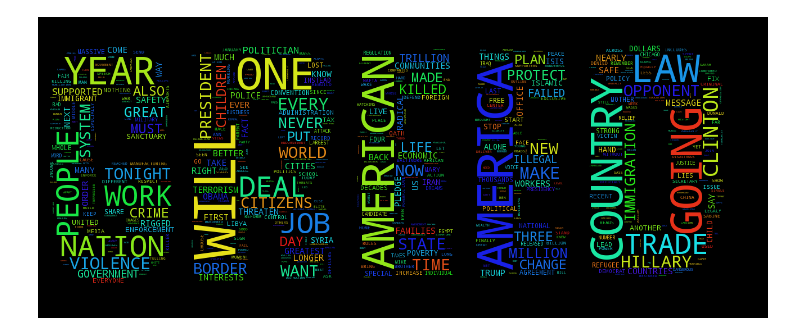
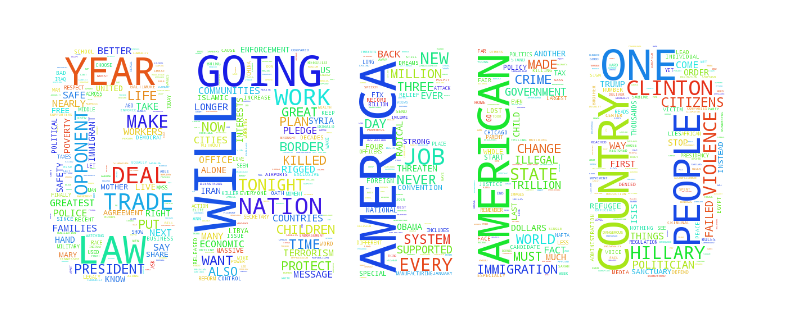
Before and after one commit to bahtizakirov/curiosity_driven_data_mining, a Jupyter notebook: trump_word_clouds/Trump Word Clouds.ipynb, the cells around one changed output. Cells and saved outputs as stored; diff of their text form; code cells hidden in the pictures.

```diff
--- a/trump_word_clouds/Trump Word Clouds.ipynb
+++ b/trump_word_clouds/Trump Word Clouds.ipynb
@@ -67,4 +75,5 @@ create_word_cloud(nra_speech_text, gun_mask, "white").to_image()
-# %%
-create_word_cloud(nomination_speech_text, greed_mask, "black").to_image()
-# %% [output]
-[figure, removed]
+# %%
+word_cloud = show_and_save_cloud(nomination_speech_text, greed_mask, "white", base_path + "nomination_speech_cloud.jpg")
+word_cloud.to_image()
+# %% [output]
+[figure, added]
```
Also changed, not shown: parts of 3 cells of this notebook.
